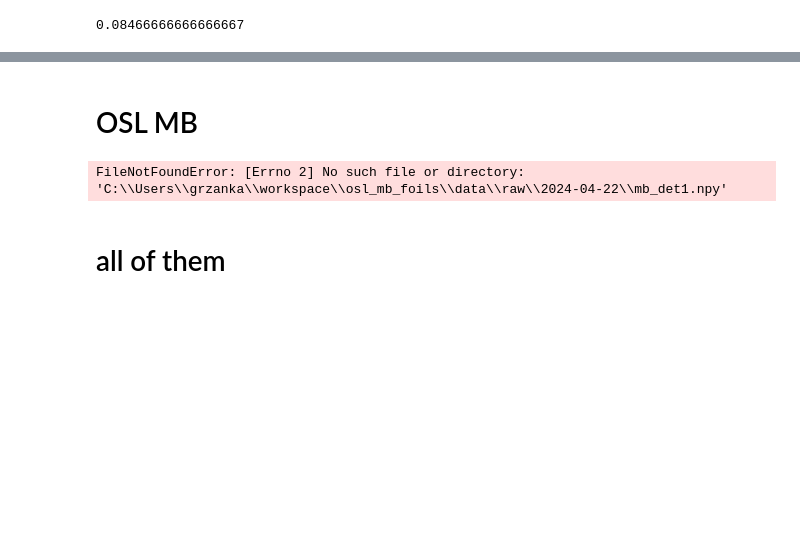
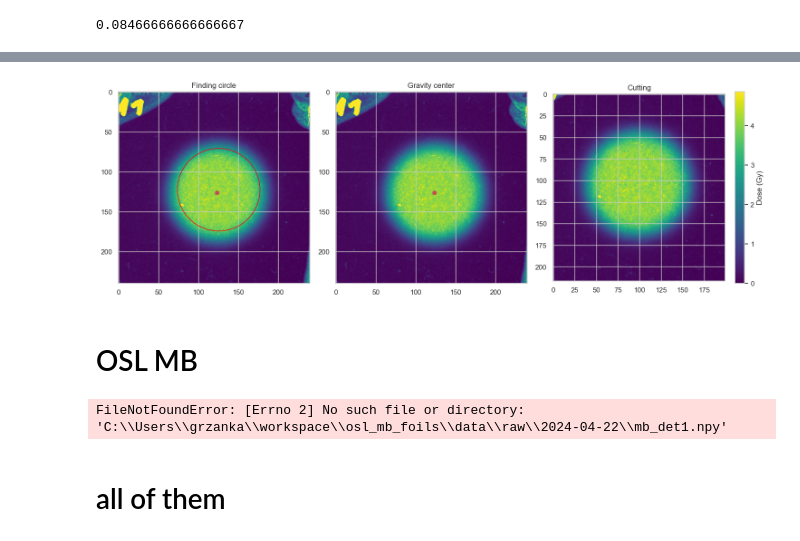
Before and after one commit to grzanka/osl_mb_foils, a Jupyter notebook: notebooks/playground/0.6-lg-2d-efficiency_10mm.ipynb, the cells around one changed output, grey strips where cells are left out. Saved outputs shown, nothing was run; the diff lists cells and outputs as text; code cells hidden in the pictures; blank space fills up the shorter version.

```diff
--- a/notebooks/playground/0.6-lg-2d-efficiency_10mm.ipynb
+++ b/notebooks/playground/0.6-lg-2d-efficiency_10mm.ipynb
@@ -250,0 +305,45 @@ ebt_px_to_mm
+# %%
+def cut_detector(dose_cut_Gy: np.ndarray, cm: np.ndarray, params: CuttingParameters) -> np.ndarray:
+    low_x = max(int(cm[0] - params.cut_px),0)
+    high_x = min(int(cm[0] + params.cut_px), dose_cut_Gy.shape[1])
+    low_y = max(int(cm[1] - params.cut_px),0)
+    high_y = max(int(cm[1] + params.cut_px), dose_cut_Gy.shape[0])
+    data_cut = dose_cut_Gy[low_y:high_y, low_x:high_x]
+    return data_cut.copy()
+# %%
+def cut_detector_all_steps(im: np.ndarray, params: CuttingParameters) -> tuple[np.ndarray, Circle, np.ndarray, float]:
+    dose_cut_Gy = inital_cut(im, params)
+    circle = cut_detector_circle(dose_cut_Gy)
+    mask = circle_mask(dose_cut_Gy, circle, params)
+    cm = cm_for_plotting(dose_cut_Gy, mask)
+    vmax = vmax_for_plotting(dose_cut_Gy, cm)
+    data_cut = cut_detector(dose_cut_Gy, cm, params)
+    return data_cut, circle, cm, vmax, dose_cut_Gy
+# %%
+params = CuttingParameters(foil_init_center=TupleXY(200, 150), foil_init_size=TupleXY(120, 120), cut_px=100, r_envelope_start=150)
+data_cut, circle, cm, vmax, dose_cut_Gy = cut_detector_all_steps(im, params)
+
+fig, axs = plt.subplots(ncols=3, figsize=(15, 5))
+
+im1 = axs[0].imshow(dose_cut_Gy, cmap='viridis', vmin=0, vmax=vmax)
+axs[0].scatter(cm[1], cm[0], color='r');
+axs[0].add_artist(
+    plt.Circle(xy=(circle.y, circle.x),
+               radius=circle.r,
+               color='red',
+               fill=False,
+               transform=axs[0].transData))
+axs[0].set_title('Finding circle')
+
+im2 = axs[1].imshow(dose_cut_Gy, cmap='viridis', vmin=0, vmax=vmax)
+axs[1].scatter(cm[1], cm[0], color='r');
+axs[1].set_title('Gravity center')
+
+im3 = axs[2].imshow(data_cut, cmap='viridis', vmin=0, vmax=vmax)
+axs[2].set_title('Cutting')
+
+fig.colorbar(im3, label='Dose (Gy)', fraction=0.05)
+
+plt.tight_layout()
+# %% [output]
+[figure, added]
```
Also changed, not shown: parts of 16 cells of this notebook.
